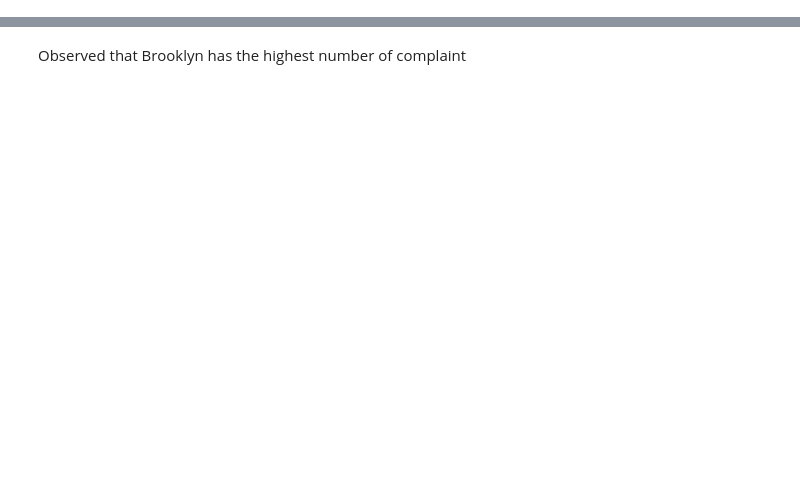
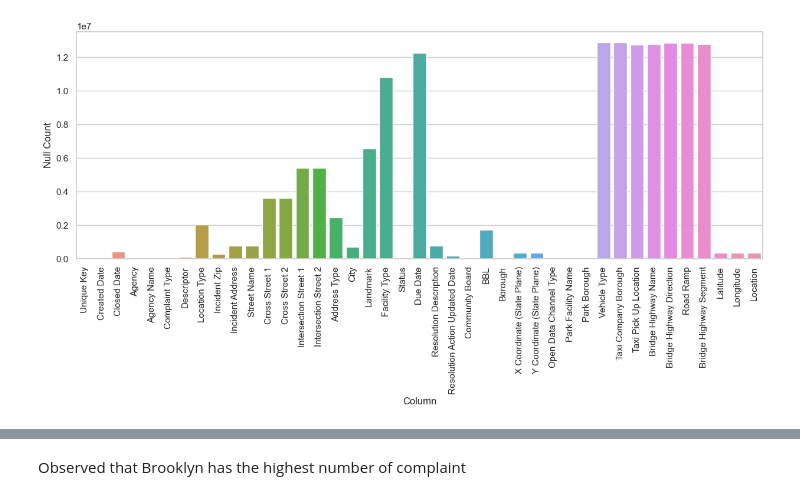
Before and after one commit to anhdang000/ServiceRequestsAnalysis, a Jupyter notebook: analysis.ipynb, the cells around one changed output, grey strips where cells are left out. Saved outputs shown, nothing was run; the diff lists cells and outputs as text; code cells hidden in the pictures; blank space fills up the shorter version.

```diff
--- a/analysis.ipynb
+++ b/analysis.ipynb
@@ -23,2 +34,2 @@ df = df.with_columns([
 # %%
-df.null_count().transpose(include_header=True).rename({'column': 'Column', 'column_0': 'Null Count'})
+null_df = df.null_count().transpose(include_header=True).rename({'column': 'Column', 'column_0': 'Null Count'})
@@ -58,3 +36,10 @@ shape: (5, 47)
+# %%
+plt.figure(figsize = (15,5))
+sns.barplot(data=null_df.to_pandas(), x='Column', y='Null Count')
+plt.xticks(rotation=90)
+plt.show()
+# %% [output]
+[figure, added]
 # %%
 complaints_count = df.group_by('Complaint Type').count().sort('count', descending=True)[:50]
 plt.figure(figsize = (15,10))
```
Also changed, not shown: parts of 30 cells of this notebook.
